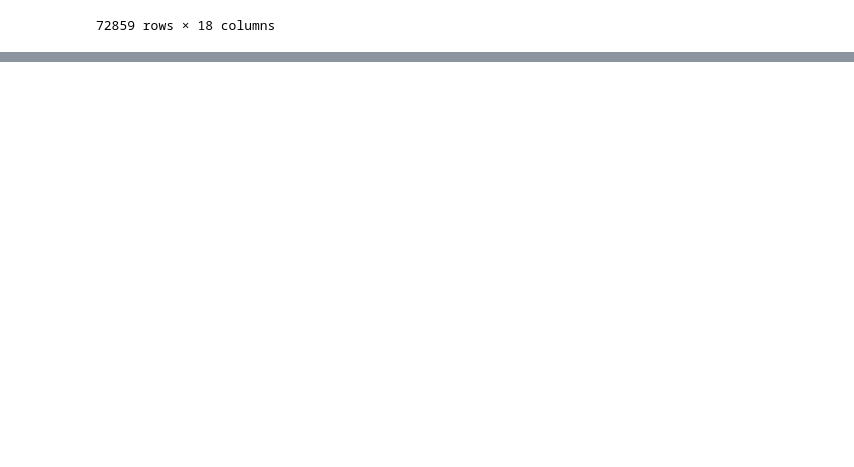
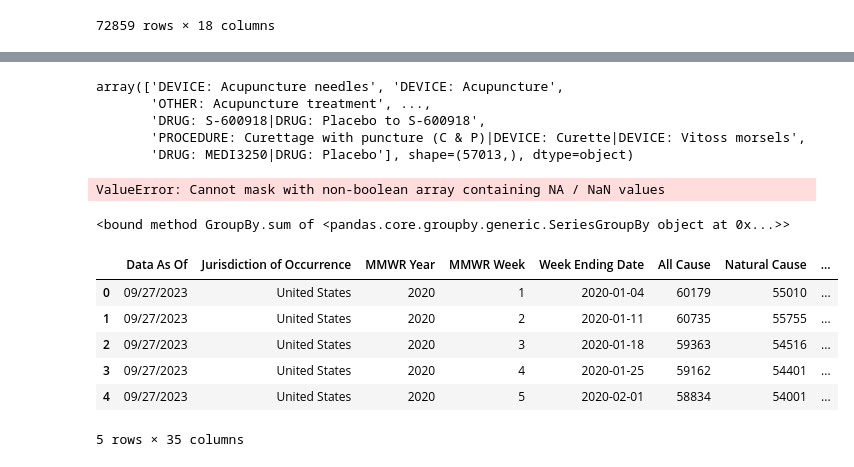
Before and after one commit to DoricesPieces/ClinicalTrials, a Jupyter notebook: Alternative Therapies analysis.ipynb, the cells around one changed output, grey strips where cells are left out. Saved outputs shown, nothing was run; the diff lists cells and outputs as text; code cells hidden in the pictures; blank space fills up the shorter version.

```diff
--- a/Alternative Therapies analysis.ipynb
+++ b/Alternative Therapies analysis.ipynb
@@ -55,0 +144,28 @@ result
+# %%
+alternativetherapies['Interventions'].unique()
+# %% [output]
+array(['DEVICE: Acupuncture needles', 'DEVICE: Acupuncture',
+       'OTHER: Acupuncture treatment', ...,
+       'DRUG: S-600918|DRUG: Placebo to S-600918',
+       'PROCEDURE: Curettage with puncture (C & P)|DEVICE: Curette|DEVICE: Vitoss morsels',
+       'DRUG: MEDI3250|DRUG: Placebo'], shape=(57013,), dtype=object)
+# %%
+alternativetherapies['Interventions'] = alternativetherapies['Interventions'].str.replace(r'\b(Acupunture\b', 'Acupuncture', regex=True)]
+print(alternativetherapies_acupuncture)
+# %% [output]
+ValueError: Cannot mask with non-boolean array containing NA / NaN values
+# %%
+Conditions = alternativetherapies.groupby("Conditions")["Enrollment"].sum
+Conditions
+# %% [output]
+<bound method GroupBy.sum of <pandas.core.groupby.generic.SeriesGroupBy object at 0x...>>
+# %%
+deaths.head(5)
+# %% [output]
+|  | Data As Of | Jurisdiction of Occurrence | MMWR Year | MMWR Week | Week Ending Date | All Cause | Natural Cause | ... |
+| 0 | 09/27/2023 | United States | 2020 | 1 | 2020-01-04 | 60179 | 55010 | ... |
+| 1 | 09/27/2023 | United States | 2020 | 2 | 2020-01-11 | 60735 | 55755 | ... |
+| 2 | 09/27/2023 | United States | 2020 | 3 | 2020-01-18 | 59363 | 54516 | ... |
+| 3 | 09/27/2023 | United States | 2020 | 4 | 2020-01-25 | 59162 | 54401 | ... |
+| 4 | 09/27/2023 | United States | 2020 | 5 | 2020-02-01 | 58834 | 54001 | ... |
+5 rows × 35 columns
```
Also changed, not shown: parts of 9 cells of this notebook, 2 other files.
